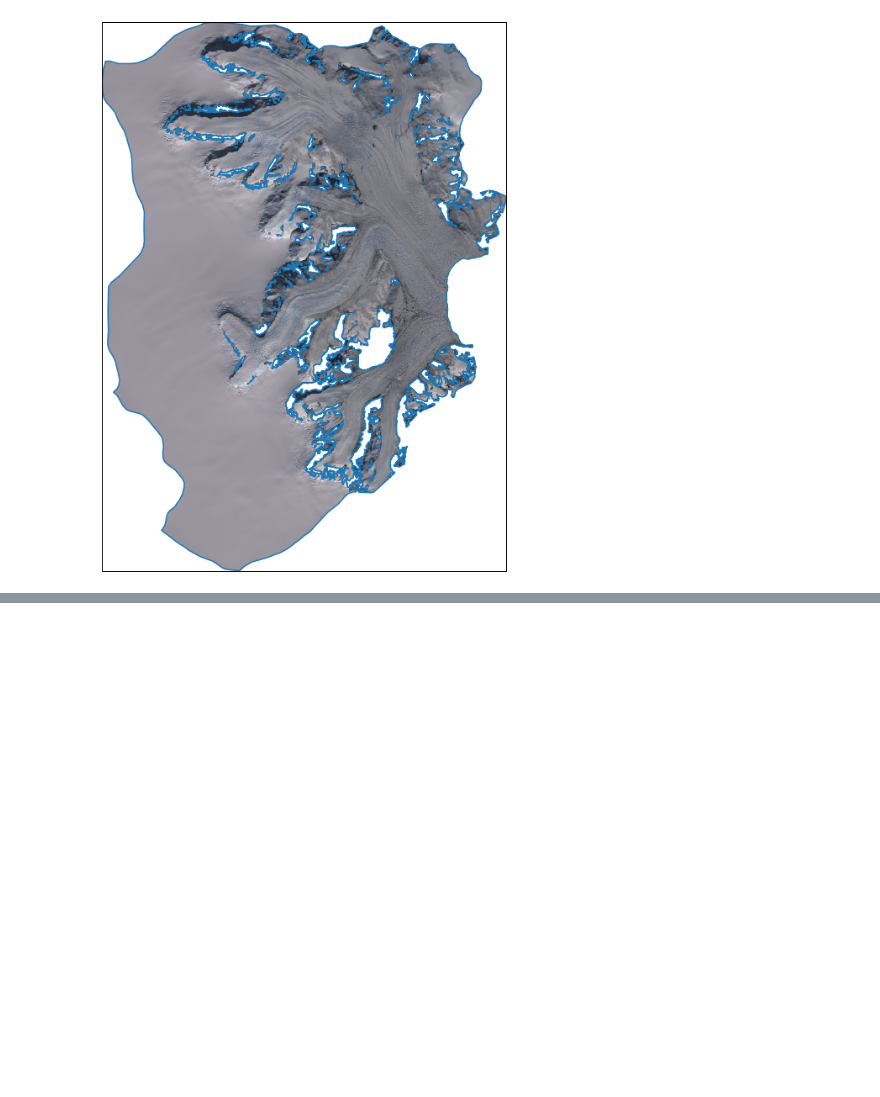
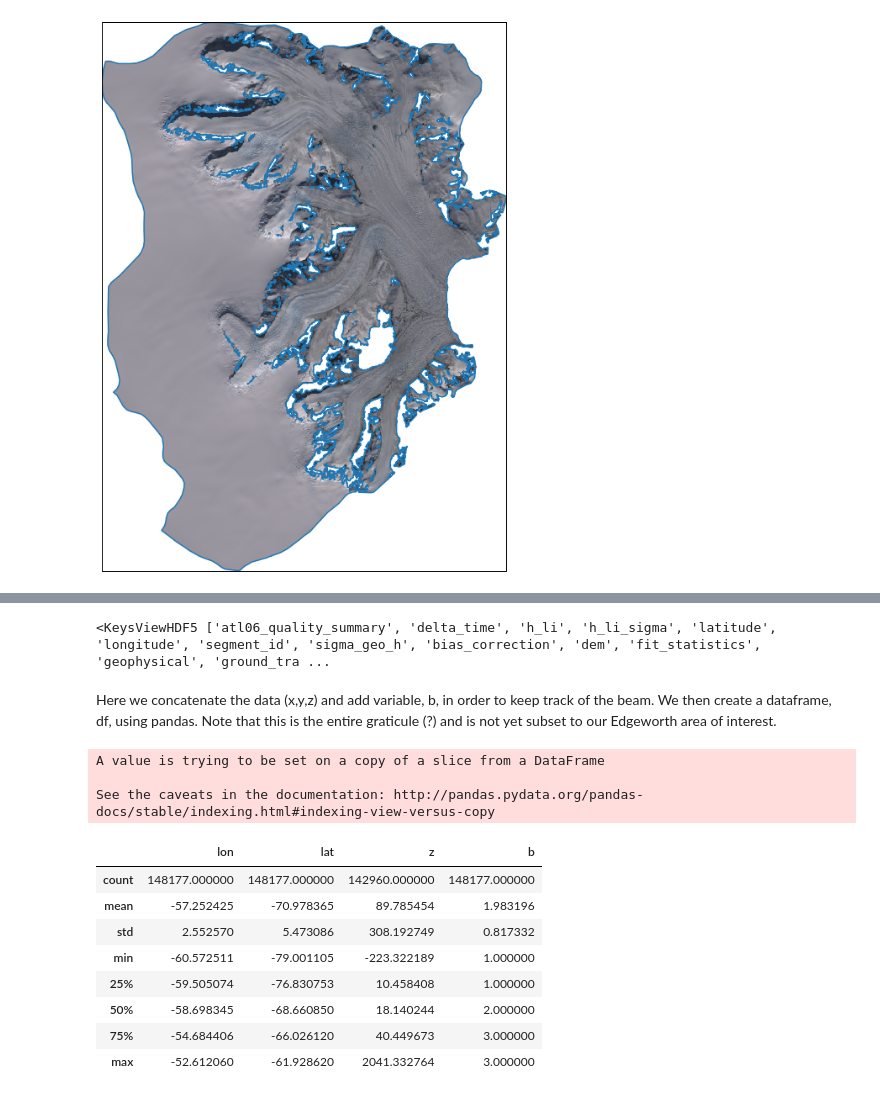
Before and after one commit to ICESAT-2HackWeek/crackup, a Jupyter notebook: plot_landsat.ipynb, the cells around one changed output, grey strips where cells are left out. Saved outputs shown, nothing was run; the diff lists cells and outputs as text; code cells hidden in the pictures; blank space fills up the shorter version.

```diff
--- a/plot_landsat.ipynb
+++ b/plot_landsat.ipynb
@@ -85,0 +105,66 @@ gdf.boundary.plot(ax=ax, color=None);
+# %%
+# check out the keys....
+f['gt1l/land_ice_segments'].keys()
+# %% [output]
+<KeysViewHDF5 ['atl06_quality_summary', 'delta_time', 'h_li', 'h_li_sigma', 'latitude', 'longitude', 'segment_id', 'sigma_geo_h', 'bias_correction', 'dem', 'fit_statistics', 'geophysical', 'ground_tra ...
+# %%
+# open the data, read in 3 different beams
+with h5py.File('/home/jovyan/ALB_tests/ATL06_toplot/ATL06_20181015194309_02620112_001_01.h5', 'r') as f:  # open file
+    x1 = f['gt1l/land_ice_segments/longitude'][:]                       # read data into memory
+    y1 = f['gt1l/land_ice_segments/latitude'][:]                           # get pointer to data on disk
+    z1 = f['gt1l/land_ice_segments/h_li'][:]
+    x2 = f['gt2l/land_ice_segments/longitude'][:]
+    y2 = f['gt2l/land_ice_segments/latitude'][:]
+    z2 = f['gt2l/land_ice_segments/h_li'][:]
+    x3 = f['gt3l/land_ice_segments/longitude'][:]
+    y3 = f['gt3l/land_ice_segments/latitude'][:]
+    z3 = f['gt3l/land_ice_segments/h_li'][:]
+#     print('x (in mem): ', x)
+#     print('y (on disk):', y)
+#     print('')
+#     print('x (in mem): ', type(x))
+#     print('y (on disk):', type(y))
+#     print('')
+#     print('x (in mem): ', x.shape)
+#     print('y (on disk):', y.shape)  # same info from out-of-memory array
+# %% [markdown]
+Here we concatenate the data (x,y,z) and add variable, b, in order to keep track of the beam. We then create a dataframe, df, using pandas.  Note that this is the entire graticule (?) and is not yet subset to our Edgeworth area of interest.
+# %%
+x=np.concatenate([x1,x2,x3],axis=0)
+y=np.concatenate([y1,y2,y3],axis=0)
+z=np.concatenate([z1,z2,z3],axis=0)
+b=np.zeros(x.shape)
+
+# you will be tempted to redefine these indices in the future
+# do not do it.  python indices are weird and bruce has confirmed that these are right
+
+ind1=len(x1)
+ind2=len(x1)+len(x2)
+ind3=len(x1)+len(x2)+len(x3)
+
+# create the beam index:
+b[0:ind1]=1
+b[ind1:ind2]=2
+b[ind2:ind3]=3
+
+df = pd.DataFrame({'lon':x,'lat':y,'z':z,'b':b})
+
+# get rid of no data values in z
+df['z'][df['z']==df['z'].max()]=np.nan
+# %% [output]
+A value is trying to be set on a copy of a slice from a DataFrame
+
+See the caveats in the documentation: http://pandas.pydata.org/pandas-docs/stable/indexing.html#indexing-view-versus-copy
+# %%
+# check out the stats... looks okay.
+df.describe()
+# %% [output]
+|  | lon | lat | z | b |
+| count | 148177.000000 | 148177.000000 | 142960.000000 | 148177.000000 |
+| mean | -57.252425 | -70.978365 | 89.785454 | 1.983196 |
+| std | 2.552570 | 5.473086 | 308.192749 | 0.817332 |
+| min | -60.572511 | -79.001105 | -223.322189 | 1.000000 |
+| 25% | -59.505074 | -76.830753 | 10.458408 | 1.000000 |
+| 50% | -58.698345 | -68.660850 | 18.140244 | 2.000000 |
+| 75% | -54.684406 | -66.026120 | 40.449673 | 3.000000 |
+| max | -52.612060 | -61.928620 | 2041.332764 | 3.000000 |
```
Also changed, not shown: parts of 13 cells of this notebook.
